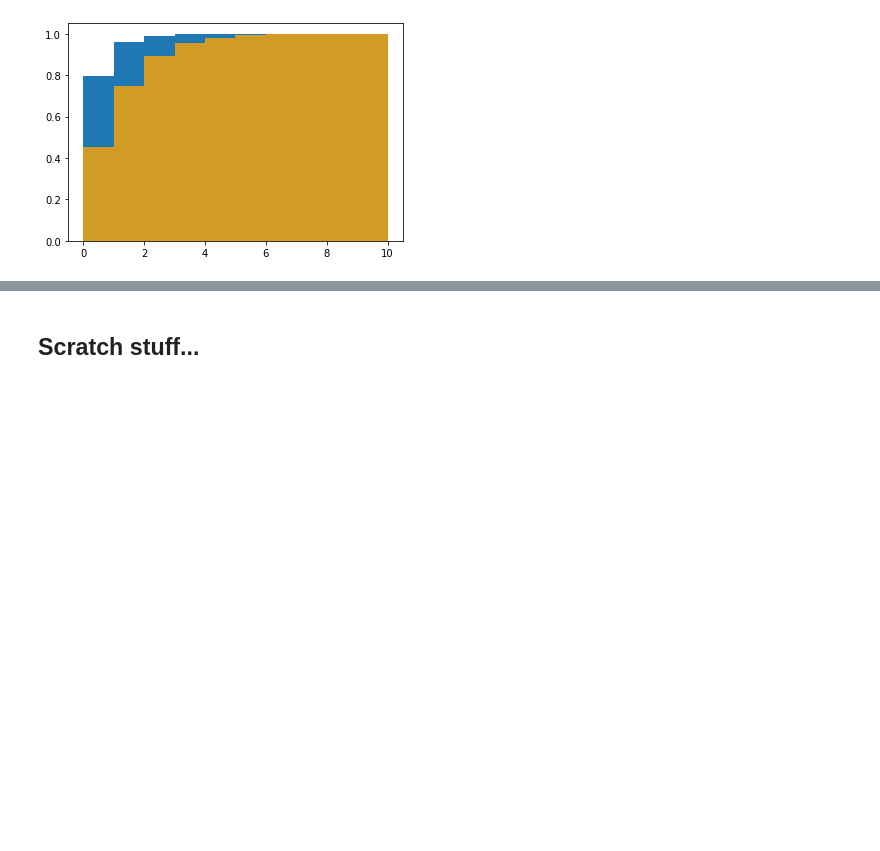
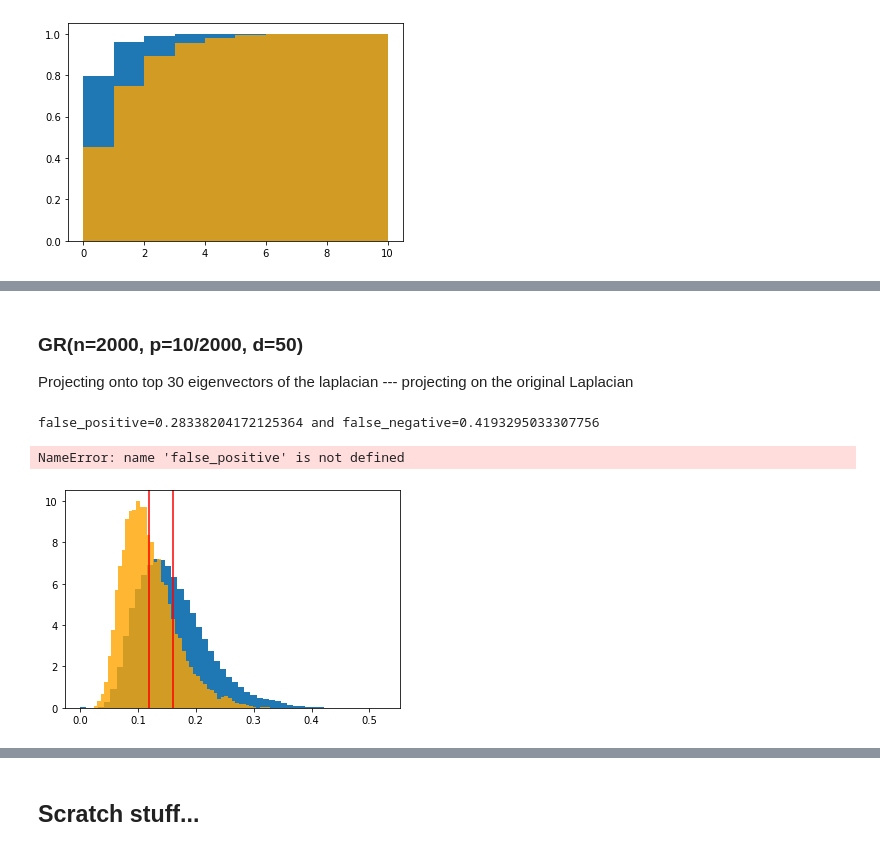
Before and after one commit to jaro3000/geometric-random-graphs, a Jupyter notebook: Geometric_random_graphs_edge_prediction.ipynb, the cells around one changed output, grey strips where cells are left out. Cells and saved outputs as stored; diff of their text form; code cells hidden in the pictures; blank space fills up the shorter version.

Commit message:
Projection on top k eigenvectors

```diff
--- a/Geometric_random_graphs_edge_prediction.ipynb
+++ b/Geometric_random_graphs_edge_prediction.ipynb
@@ -318,0 +343,33 @@ _ = plt.hist(con, density=True, bins = np.linspace(0, 10, 11), cumulative=True,
+# %%
+def projection_statistic(A, f):
+    con = []
+    uncon = []
+    for i in range(A.shape[0]):
+        for j in range(A.shape[1]):
+            if A[i,j] == 1:
+                con.append(f(i,j))
+            else:
+                uncon.append(f(i,j))
+    return con,uncon
+# %%
+def display_comparison_plot(con, uncon):
+    unconh = plt.hist(uncon, density=True, bins=50)
+    conh = plt.hist(con, density=True, bins=50, alpha=0.8, color="orange")
+
+    avg_con = sum(con)/len(con)
+    avg_uncon = sum(uncon)/len(uncon)
+    threshold = (avg_con + avg_uncon)/2
+    false_positive = sum((np.array(con) > threshold).astype(int))/len(con)
+    false_negative = sum((np.array(uncon) < threshold).astype(int))/len(uncon)
+    plt.axvline(avg_con, color="red")
+    plt.axvline(avg_uncon, color="red")
+    print(f"{false_positive=} and {false_negative=}")
+
+    return (false_positive, false_negative)
+# %%
+def prepare_projection_plot(A, d_proj = 50, U = None):
+    if U is None:
+        _, U = np.linalg.eigh(A)
+    f = lambda x,y : np.linalg.norm(U[x, -d_proj:] - U[y, -d_proj:])
+    con, uncon = projection_statistic(A, f)
+    return con,uncon
@@ -318,0 +378,11 @@ _ = plt.hist(con, density=True, bins = np.linspace(0, 10, 11), cumulative=True,
+# %% [markdown]
+### GR(n=2000, p=10/2000, d=50)
+
+Projecting onto top 30 eigenvectors of the laplacian --- projecting on the original Laplacian
+# %%
+con,uncon = prepare_projection_plot(A_gr_small, d_proj = 30)
+display_comparison_plot(con, uncon)
+# %% [output]
+false_positive=0.28338204172125364 and false_negative=0.4193295033307756
+NameError: name 'false_positive' is not defined
+[figure, added]
```
Also changed, not shown: parts of 42 cells of this notebook.
